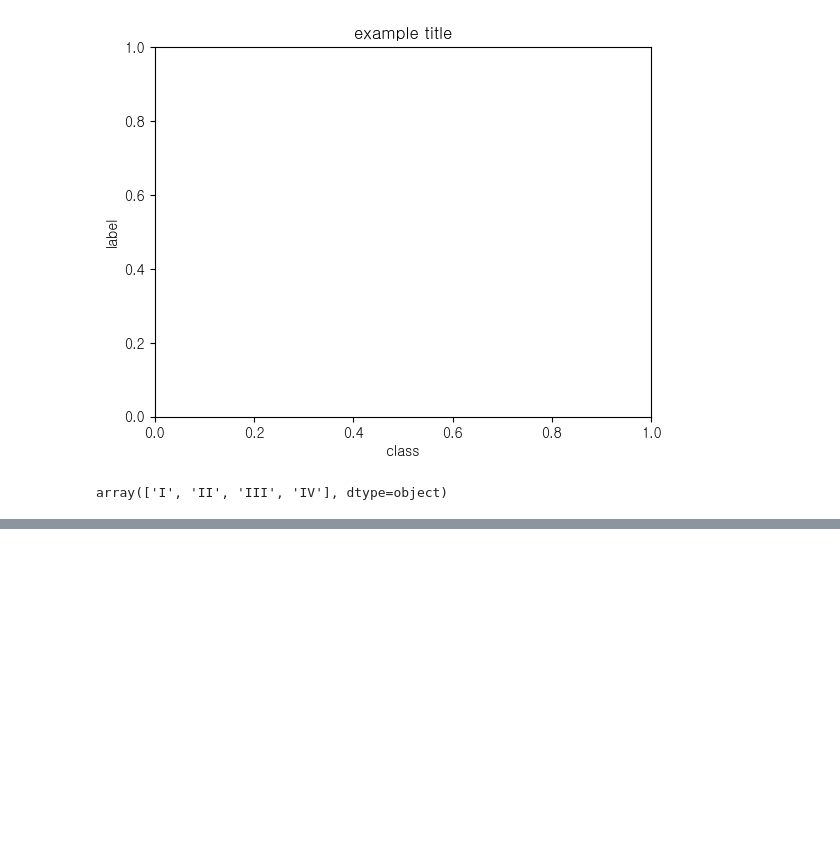
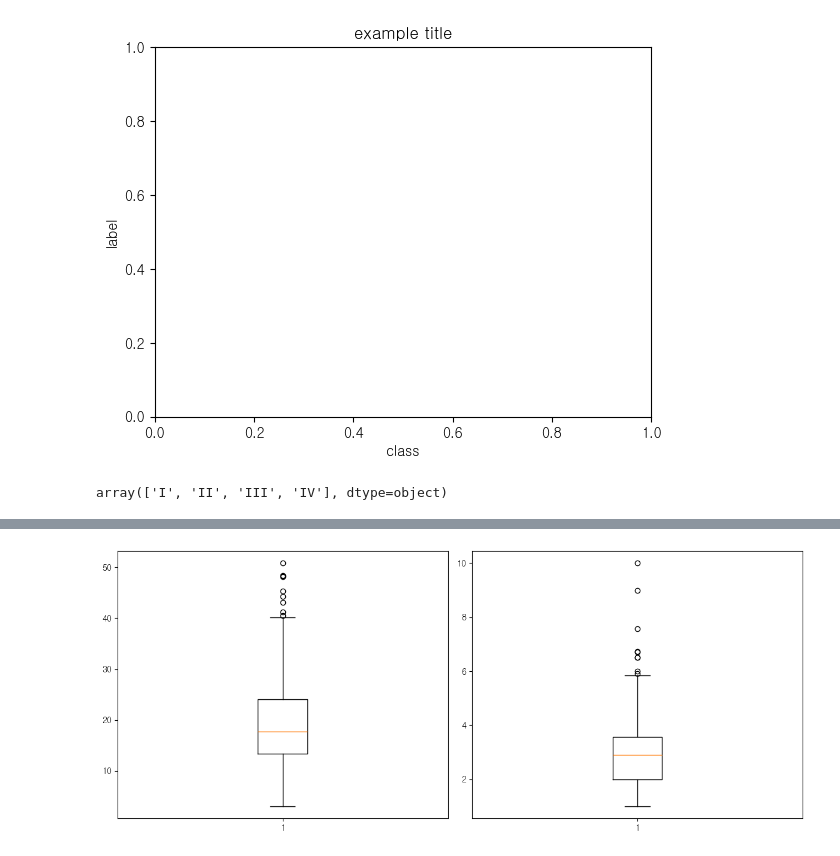
Before and after one commit to Clear-head/hipython_repo, a Jupyter notebook: 17_시각화.ipynb, the cells around one changed output, grey strips where cells are left out. Saved outputs shown, nothing was run; the diff lists cells and outputs as text; code cells hidden in the pictures; blank space fills up the shorter version.

```diff
--- a/17_시각화.ipynb
+++ b/17_시각화.ipynb
@@ -128,0 +177,17 @@ plt.hist(random.randint(100))
+# %%
+# box plot
+
+
+fig = plt.figure(figsize=(12, 5))
+
+axe1 = fig.add_subplot(1, 2, 1)
+axe2 = fig.add_subplot(1, 2, 2)
+
+
+axe1.boxplot(x=tips_df['total_bill'])
+
+axe2.boxplot(x=tips_df['tip'])
+
+plt.tight_layout()
+# %% [output]
+[figure, added]
```
Also changed, not shown: parts of 16 cells of this notebook.
